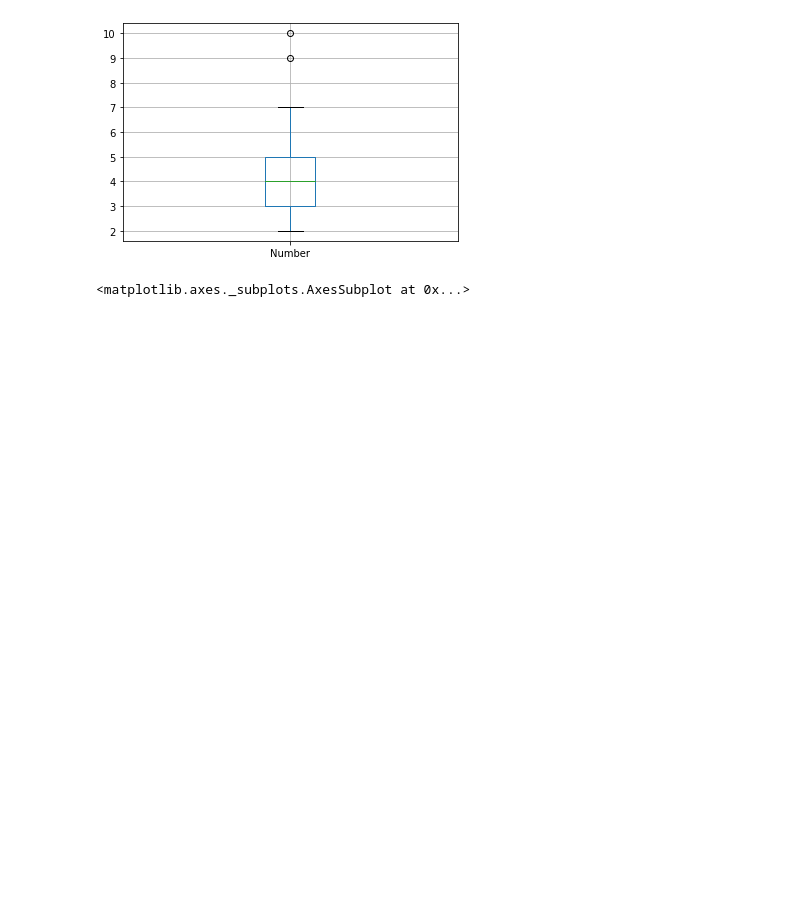
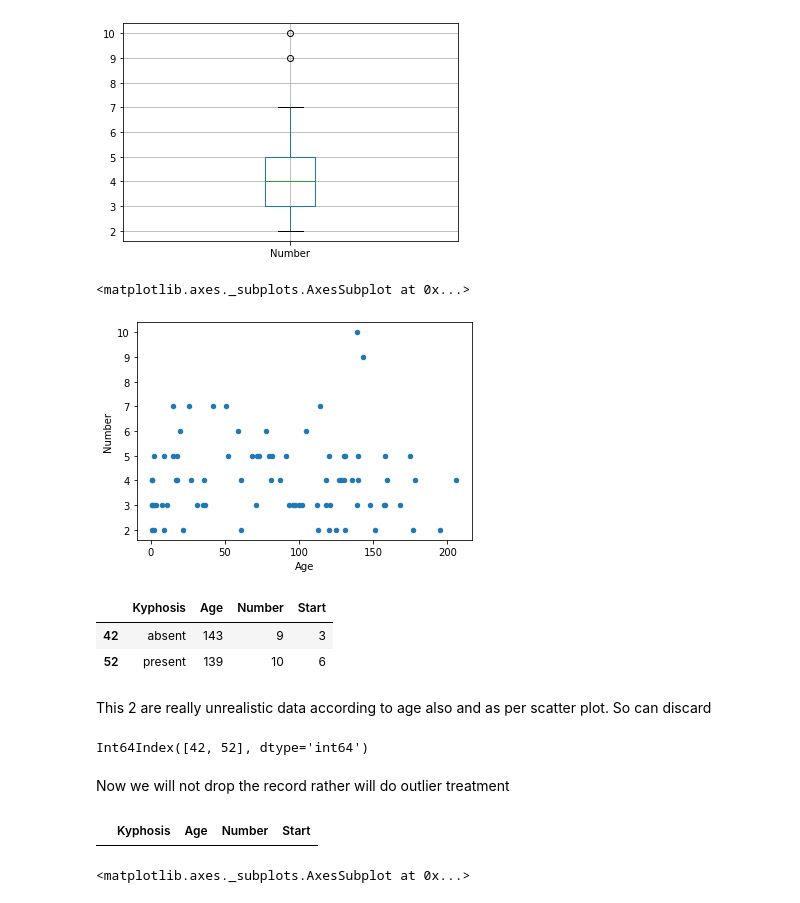
Before and after one commit to arindamdeyofficial/vertebraeSurgeryRiskFactor, a Jupyter notebook: Group307_kyphosis.ipynb, the cells around one changed output. Cells and saved outputs as stored; diff of their text form; code cells hidden in the pictures; blank space fills up the shorter version.

```diff
--- a/Group307_kyphosis.ipynb
+++ b/Group307_kyphosis.ipynb
@@ -154,3 +191,23 @@ df.boxplot(column=['Number'])
 # %% [output]
 <matplotlib.axes._subplots.AxesSubplot at 0x...>
 [figure]
+# %%
+df.plot.scatter('Age', 'Number')
+# %% [output]
+<matplotlib.axes._subplots.AxesSubplot at 0x...>
+[figure, added]
+# %%
+df[df["Number"]>=9]
+# %% [output]
+|  | Kyphosis | Age | Number | Start |
+| 42 | absent | 143 | 9 | 3 |
+| 52 | present | 139 | 10 | 6 |
+# %% [markdown]
+This 2 are really unrealistic data according to age also and as per scatter plot. So can discard
+# %%
+index_names = df.loc[df["Number"]>=9].index
+index_names
+# %% [output]
+Int64Index([42, 52], dtype='int64')
+# %% [markdown]
+Now we will not drop the record rather will do outlier treatment
@@ -157,3 +216,7 @@ df.boxplot(column=['Number'])
+# %%
+df.iloc[index_names]
+# %% [output]
+|  | Kyphosis | Age | Number | Start |
 # %%
 df.boxplot(column=['Start'])
 # %% [output]
```
Also changed, not shown: parts of 24 cells of this notebook.
